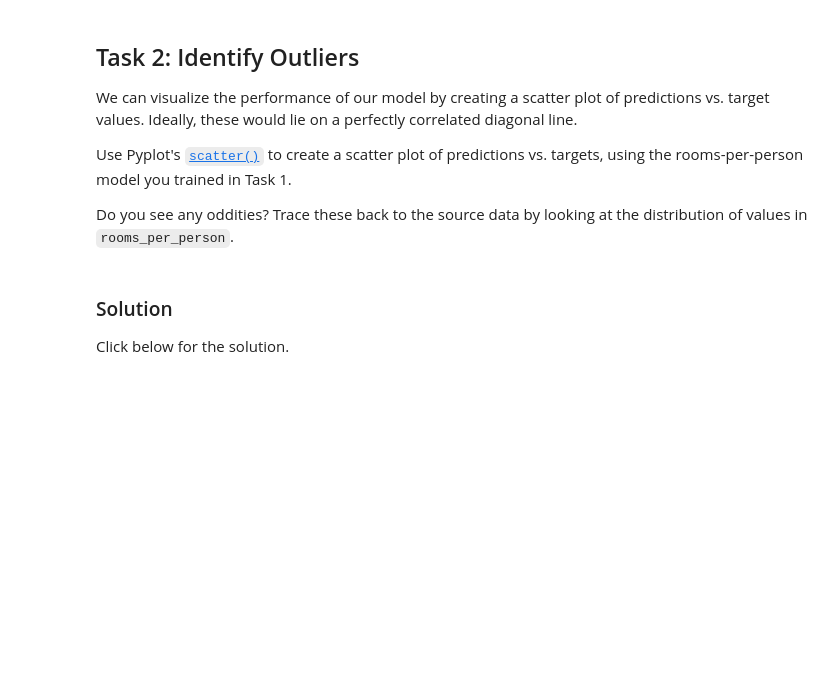
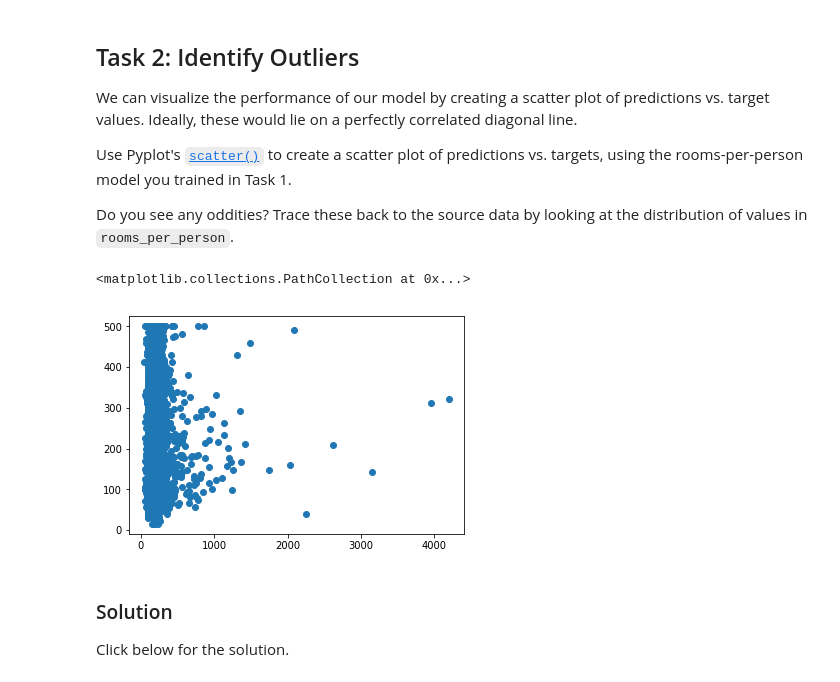
Before and after one commit to FeniXVRN/google-ml-crach-course, a Jupyter notebook: synthetic_features_and_outliers.ipynb, the cells around one changed output. Cells and saved outputs as stored; diff of their text form; code cells hidden in the pictures; blank space fills up the shorter version.

```diff
--- a/synthetic_features_and_outliers.ipynb
+++ b/synthetic_features_and_outliers.ipynb
@@ -237,3 +297,8 @@ Do you see any oddities?  Trace these back to the source data by looking at the
+# %%
+plt.scatter(calibration_data["predictions"], calibration_data["targets"])
+# %% [output]
+<matplotlib.collections.PathCollection at 0x...>
+[figure, added]
 # %% [markdown]
 ### Solution
 
```
Also changed, not shown: parts of 11 cells of this notebook.
